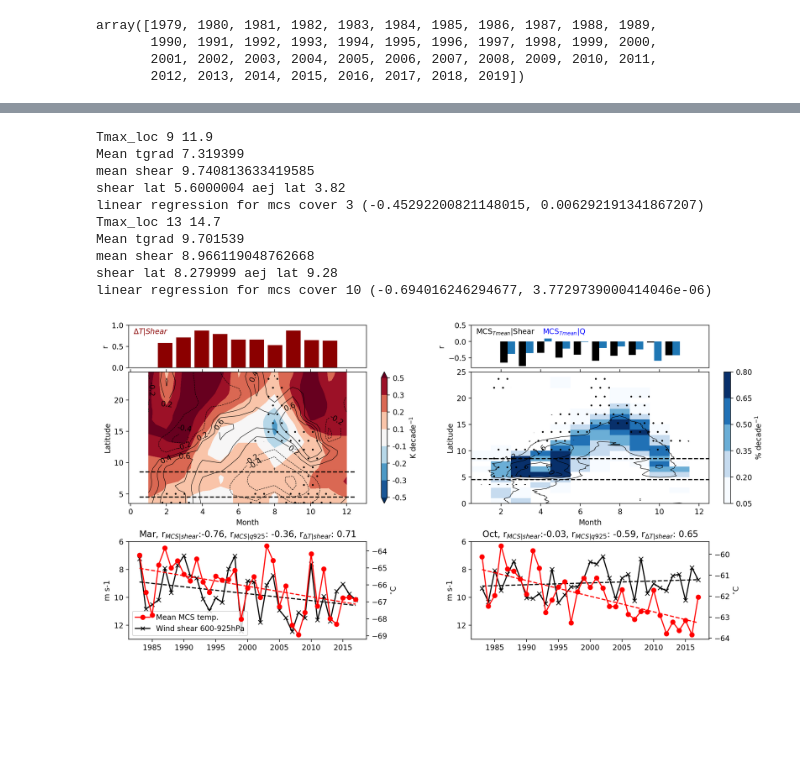
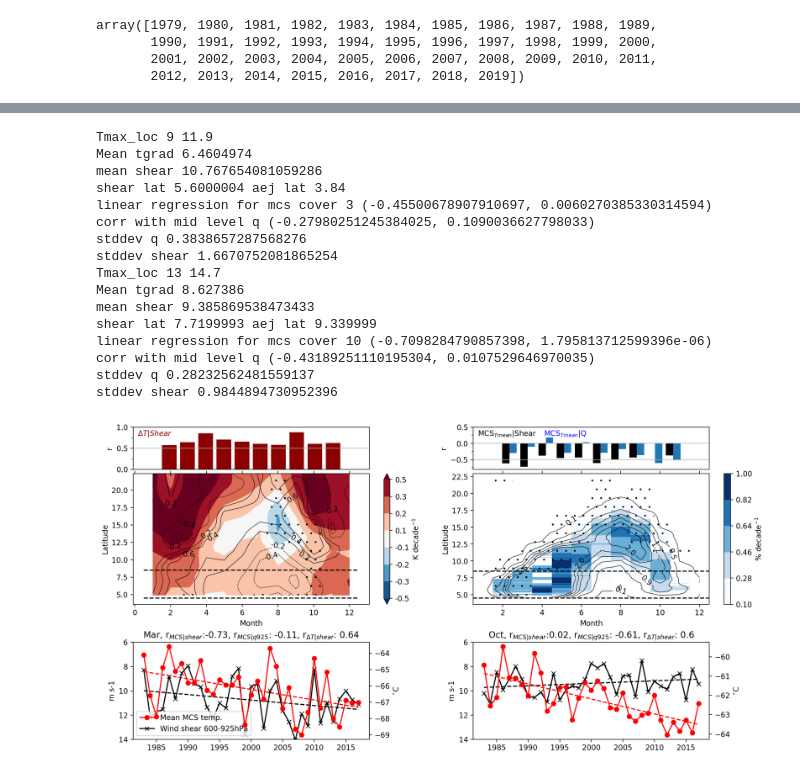
Before and after one commit to cornkle/proj_CEH, a Jupyter notebook: notebooks/CLOVER_OBS_fig1_ERA5.ipynb, the cells around one changed output, grey strips where cells are left out. Saved outputs shown, nothing was run; the diff lists cells and outputs as text; code cells hidden in the pictures; blank space fills up the shorter version.

```diff
--- a/notebooks/CLOVER_OBS_fig1_ERA5.ipynb
+++ b/notebooks/CLOVER_OBS_fig1_ERA5.ipynb
@@ -166,7 +168,7 @@ da.sel(lat=slice(4,15)).shape
 # %%
 era_srfc = xr.open_dataset(cnst.ERA5_MONTHLY_SRFC_SYNOP)
 era_pl = xr.open_dataset(cnst.ERA5_MONTHLY_PL_SYNOP)
-ccover = xr.open_dataset(cnst.GRIDSAT + 'aggs/gridsat_WA_-70_monthly_count_5000km2.nc')
+ccover = xr.open_dataset(cnst.GRIDSAT + 'aggs/gridsat_WA_-70_monthly_mean_5000km2.nc')
 # %%
 ccover
 # %% [output]
@@ -349,9 +384,9 @@ mcs_temp = xr.open_dataset(mcs)
 tgrad_test = xr.open_dataset(cnst.ERA_MONTHLY_SRFC)
 t2m = tgrad_test['t2m']
 t2m = u_darrays.flip_lat(t2m)
-tall = t2m.sel(longitude=slice(-10, 20), latitude=slice(5,25)).mean('longitude')
+tall = t2m.sel(longitude=slice(-12, 15), latitude=slice(5,25)).mean('longitude')
 # %%
-april = tall[tall['time.month']==8]
+april = tall[tall['time.month']==3]
 # %%
 plt.figure()
 cmap = mpl.cm.get_cmap('viridis')
@@ -567,11 +643,11 @@ linear regression for mcs cover 6 (-0.6762868492947713, 8.221594583308317e-06)
 # %%
-rlist = [] # grad
-mlist  = [] # mcs shear
-qlist = [] # mcs q
-qmlist = []
-ulist = []
-mcsmean = [] # mcs T drop
-for mm in range(1,13):
+rlist = [0] # tgrad
+mlist  = [0] # mcs shear
+qlist = [0] # mcs q
+qmlist = [0] # mcs midQ
+ulist = [0]
+mcsmean = [0] # mcs T drop
+for mm in range(2,13):
     dic = calc_month(mm)
     rlist.append(dic[10][0])
     mlist.append(dic[4][0])
@@ -776,15 +829,23 @@ ax = plt.axes(rect_histx1)
 bbar = ax.bar(ttrend.month,rlist, align='center', color='darkred')
 ax.set_ylim(0,1)
 plt.gca().set_xticks([])
+ax.yaxis.set_minor_locator(MultipleLocator(0.25))
+ax.grid(True)
 plt.ylabel('r')
 ax.text(0.02,0.8,'${\Delta T|Shear}$', color='darkred', transform=ax.transAxes)
+
 qlistt = np.array(qlist).copy()
-# qlistt[3] = qlistt[3]-0.5
-# qlistt[4] = qlistt[4]-0.6
+qlistt[8] = qlistt[8]-0.3
+qlistt[7] = qlistt[7]-0.1
+
 ax1 = plt.axes(rect_histx2)
+
 bbar = ax1.bar(ttrend.month-0.2,np.array(ulist)*-1, align='center', width=0.4,color='k') # mlist
 bbar = ax1.bar(ttrend.month+0.2,qlistt, align='center', width=0.4)
 plt.gca().set_xticks([])
+ax1.yaxis.set_minor_locator(MultipleLocator(0.25))
+
+ax1.grid(True)
 plt.ylabel('r')
 ax1.text(0.02,0.8,'MCS$_{Tmean}$|Shear', color='k', transform=ax1.transAxes)
 ax1.text(0.3,0.8,'MCS$_{Tmean}$|Q', color='b', transform=ax1.transAxes)
@@ -846,13 +907,13 @@ cmapp = uplot.discrete_cmap(5, base_cmap='Blues')
 #plt.clabel(mapp, inline=1, fontsize=10, fmt="%1.1f")
 
 
-mappable = ax3.pcolormesh(np.arange(0.5,13,1), np.arange(0,26,1),da.sel(lat=slice(0,25)).values
-                          ,cmap=cmapp, vmin=0.05, vmax=0.80)
-
-# mappable = ax3.pcolormesh(np.arange(0.5,13,1), ccover_trend.lat,ctrend.transpose()
+# mappable = ax3.pcolormesh(np.arange(0.5,13,1), np.arange(0,26,1),da.sel(lat=slice(0,25)).values
 #                           ,cmap=cmapp, vmin=0.05, vmax=0.80)
 
-cbar = plt.colorbar(mappable, ticks=np.linspace(0.05,0.80,6)) # ticks=np.linspace(30,45,11) , ticks=np.linspace(20,40,11)
+mappable = ax3.pcolormesh(np.arange(0.5,13,1), ccover_trend.lat,ctrend.transpose()
+                          ,cmap=cmapp, vmin=0.1, vmax=1)
+
+cbar = plt.colorbar(mappable, ticks=np.linspace(0.1,1,6)) # ticks=np.linspace(30,45,11) , ticks=np.linspace(20,40,11)
 cbar.set_label('% decade$^{-1}$')
 plt.hlines(4.5,0.5,12.5, linestyles='dashed')
 plt.hlines(8.5,0.5,12.5, linestyles='dashed')
@@ -901,7 +962,7 @@ x = np.arange(0,len(monthdic[0]))
 rr = monthdic[4][0]
 ax4.plot(monthdic[7].year, monthdic[0], 'x-', label='Wind shear 600-925hPa', color='k')
 ax4.plot(monthdic[7].year, monthdic[2] + x*monthdic[3], '--', color='k')
-ax4.set_ylim(6,13)
+ax4.set_ylim(6,14)
 ax4.set_ylim(ax4.get_ylim()[::-1])
 ax5 = ax4.twinx()
 ax5.plot(monthdic[1]['time.year'],monthdic[1], 'o-', label='Mean MCS temp.', color='r')
@@ -922,40 +983,46 @@ ax6 = plt.axes(line2)
 m = 10
 monthdic = calc_month(m)
 
 x = np.arange(0,len(monthdic[0]))
 rr = monthdic[4][0]
 ax6.plot(monthdic[7].year, monthdic[0], 'x-', label='Wind shear 600-925hPa', color='k')
 ax6.plot(monthdic[7].year, monthdic[2] + x*monthdic[3], '--', color='k')
 #ax.set_ylim(-15,-5)
 
-ax6.set_ylim(6,13)
+ax6.set_ylim(6,14)
 ax6.set_ylim(ax6.get_ylim()[::-1])
 
 ax7 = ax6.twinx()
 ax7.plot(monthdic[1]['time.year'],monthdic[1], 'o-', label='Mean MCS temp.', color='r')
 ax7.plot(monthdic[7].year, monthdic[8] + x*monthdic[9], '--', color='r')
 mcsline = lines.Line2D([],[], color='r', label='Mean MCS temp.', linestyle='solid', marker='o')
 shearline = lines.Line2D([],[], color='k', label='Wind shear 600-925hPa', linestyle='solid', marker='x', markersize=5)
 ax7.set_ylabel('$^{\circ}$C')
 ax6.set_ylabel('m s-1')
 
 
 ax6.set_title(monthdic[5]+', r$_{MCS|shear}$:'+ str(np.round(rr, decimals=2)) +', r$_{MCS|q925}$: '
              + str(np.round(monthdic[6][0], decimals=2)) + ', r$_{\Delta T|shear}$'': ' + str(np.round(monthdic[10][0], decimals=2)))
 if m==3:
     ax6.legend(handles=[mcsline, shearline], loc='lower left')
 
 plt.tight_layout()
 plt.savefig(cnst.network_data + 'figs/CLOVER/fig1.jpg')
 # %% [output]
 Tmax_loc 9 11.9
-Mean tgrad 7.319399
-mean shear 9.740813633419585
-shear lat 5.6000004 aej lat 3.82
-linear regression for mcs cover 3 (-0.45292200821148015, 0.006292191341867207)
+Mean tgrad 6.4604974
+mean shear 10.767654081059286
+shear lat 5.6000004 aej lat 3.84
+linear regression for mcs cover 3 (-0.45500678907910697, 0.0060270385330314594)
+corr with mid level q (-0.27980251245384025, 0.1090036627798033)
+stddev q 0.3838657287568276
+stddev shear 1.6670752081865254
 Tmax_loc 13 14.7
-Mean tgrad 9.701539
-mean shear 8.966119048762668
-shear lat 8.279999 aej lat 9.28
-linear regression for mcs cover 10 (-0.694016246294677, 3.7729739000414046e-06)
+Mean tgrad 8.627386
+mean shear 9.385869538473433
+shear lat 7.7199993 aej lat 9.339999
+linear regression for mcs cover 10 (-0.7098284790857398, 1.795813712599396e-06)
+corr with mid level q (-0.43189251110195304, 0.0107529646970035)
+stddev q 0.28232562481559137
+stddev shear 0.9844894730952396
-[figure, old version]
+[figure, new version]
```
Also changed, not shown: parts of 41 cells of this notebook, 45 other files.
